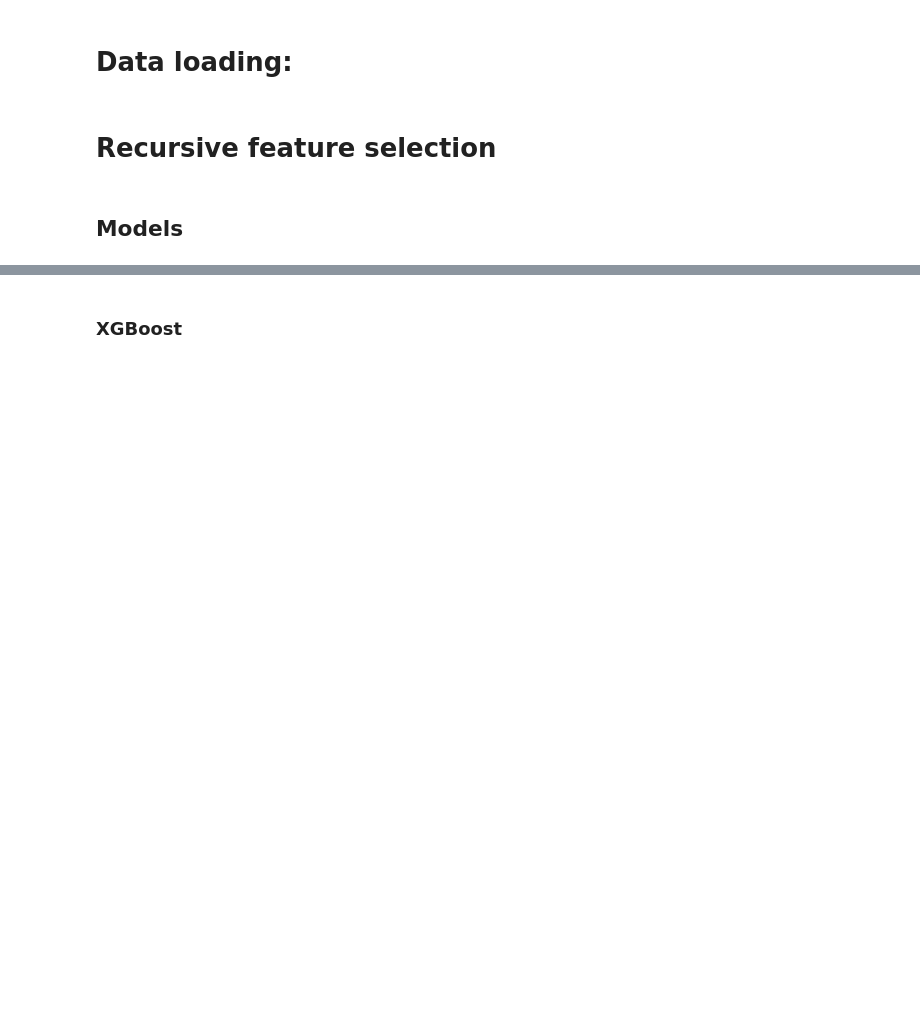
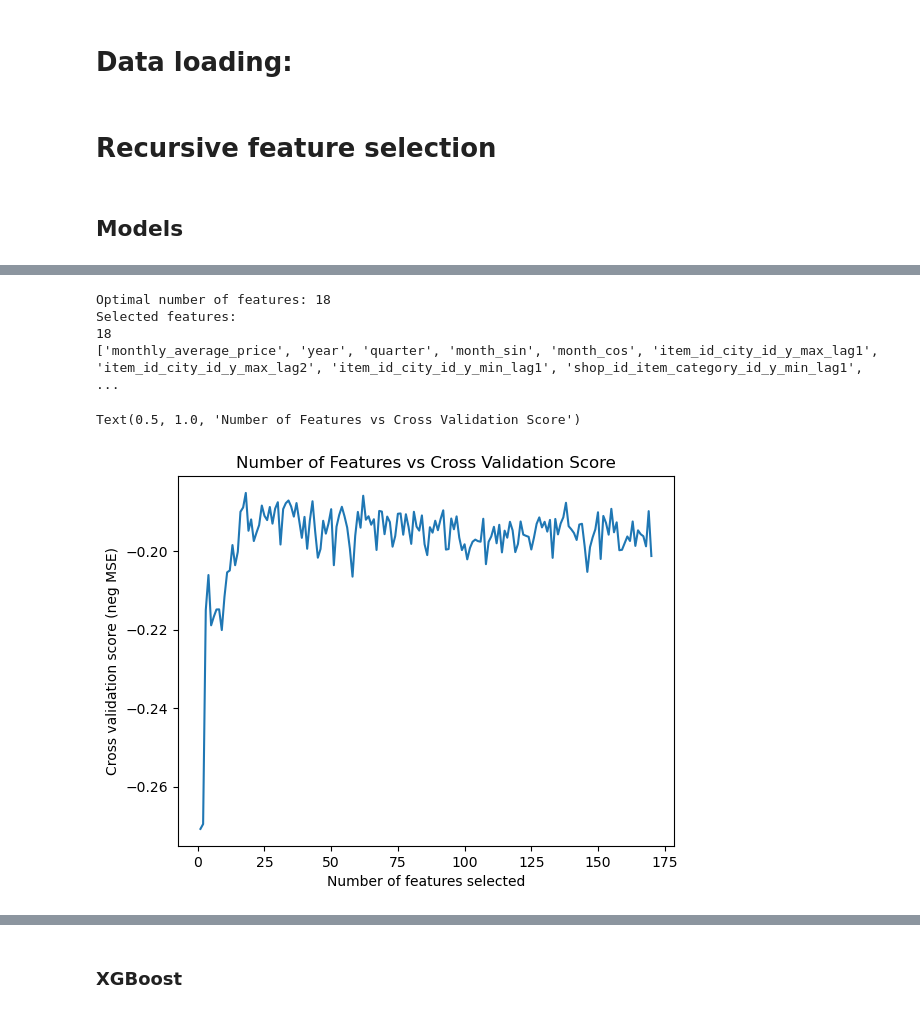
Before and after one commit to ezemriv/MLForecast-Enhanced-TimeSeries, a Jupyter notebook: 02_RFE.ipynb, the cells around one changed output, grey strips where cells are left out. Drawn from its saved outputs; the diff is of its cells as text; code cells hidden in the pictures; blank space fills up the shorter version.

```diff
--- a/02_RFE.ipynb
+++ b/02_RFE.ipynb
@@ -89,0 +94,23 @@ tunned_models = [tunned_xgb, tunned_cb]
+# %%
+def custom_time_series_split(df, n_splits=3, test_size=1):
+    tscv = TimeSeriesSplit(n_splits=n_splits, test_size=test_size)
+
+    splits = []
+
+    for unique_id in df['unique_id'].unique():
+        id_data = df[df['unique_id'] == unique_id]
+        id_splits = list(tscv.split(id_data))
+
+        if not splits:
+            splits = [([],[]) for _ in range(n_splits)]
+
+        for i, (train_idx, test_idx) in enumerate(id_splits):
+            splits[i][0].extend(id_data.index[train_idx])
+            splits[i][1].extend(id_data.index[test_idx])
+
+    # Convert lists to numpy arrays
+    splits = [(np.array(train), np.array(test)) for train, test in splits]
+
+    return splits
+# %%
+splits = custom_time_series_split(full_train)
@@ -90,6 +123,3 @@ tunned_models = [tunned_xgb, tunned_cb]
 # %%
-full_train = pd.concat([train, valid])
-full_train = full_train.set_index(['ds', 'unique_id']).dropna()
-
-X = full_train.drop('y', axis=1)
+X = full_train.drop(['unique_id', 'ds', 'y'], axis=1)
 y = full_train['y']
@@ -95,0 +128,12 @@ y = full_train['y']
+# %%
+# Set up RFECV
+rfecv = RFECV(
+    estimator=cb,
+    step=1,
+    cv=splits,
+    scoring='neg_mean_squared_error',
+    min_features_to_select=1,
+    n_jobs=-1
+)
+
+rfecv.fit(X, y)
@@ -95,0 +158,21 @@ y = full_train['y']
+# %%
+# Get selected features
+selected_features_cb = X.columns[rfecv.support_].tolist()
+
+print("Optimal number of features: %d" % rfecv.n_features_)
+print("Selected features:")
+print(len(selected_features_cb))
+print(selected_features_cb)
+# %% [output]
+Optimal number of features: 18
+Selected features:
+18
+['monthly_average_price', 'year', 'quarter', 'month_sin', 'month_cos', 'item_id_city_id_y_max_lag1', 'item_id_city_id_y_max_lag2', 'item_id_city_id_y_min_lag1', 'shop_id_item_category_id_y_min_lag1',  ...
+# %%
+plt.plot(range(1, len(rfecv.cv_results_['mean_test_score']) + 1), rfecv.cv_results_['mean_test_score'])
+plt.xlabel("Number of features selected")
+plt.ylabel("Cross validation score (neg MSE)")
+plt.title("Number of Features vs Cross Validation Score")
+# %% [output]
+Text(0.5, 1.0, 'Number of Features vs Cross Validation Score')
+[figure, added]
```
Also changed, not shown: parts of 49 cells of this notebook, 3 other files.
